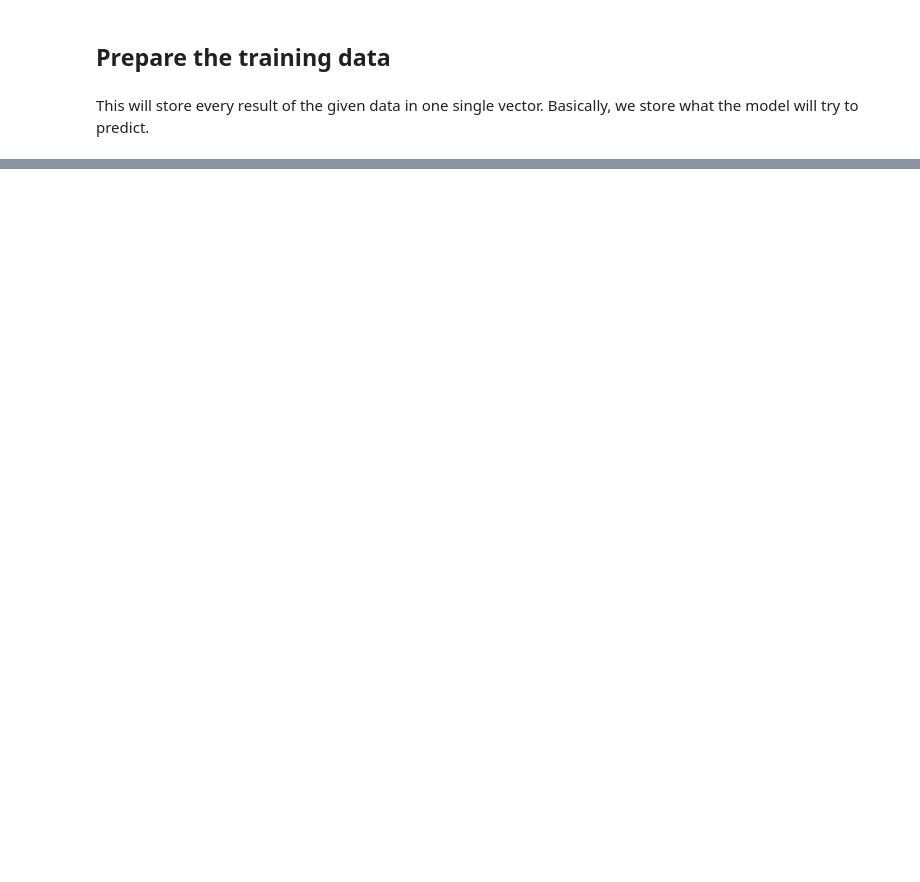
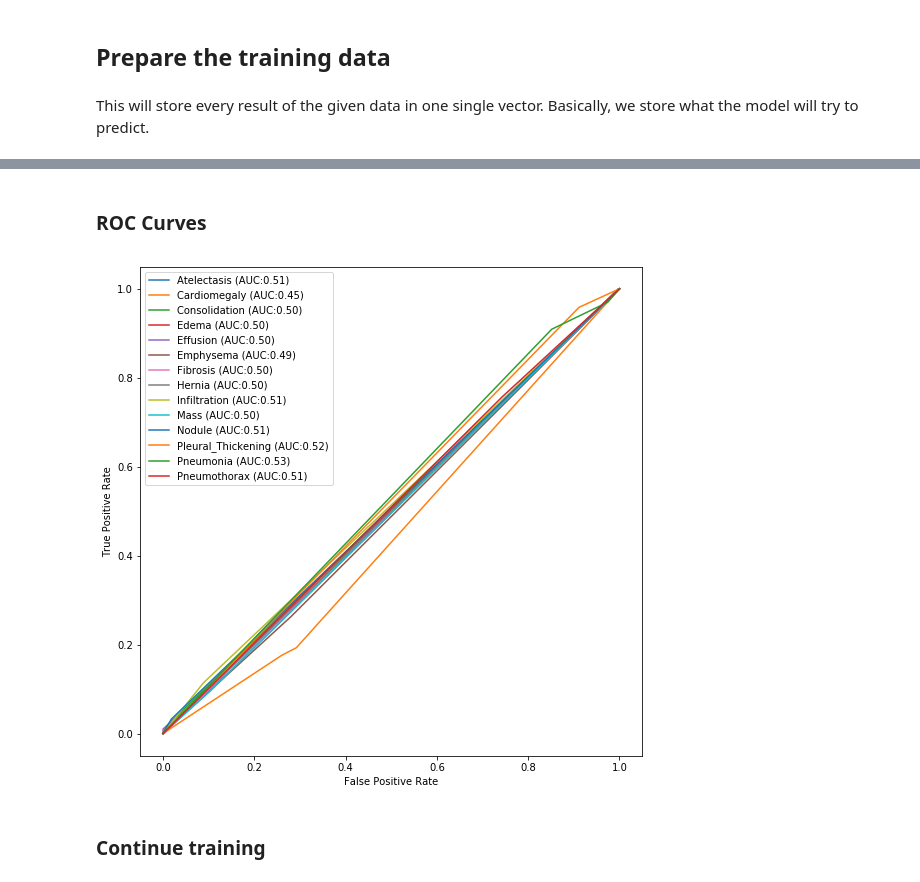
Before and after one commit to FlorianWoelki/lungcure, a Jupyter notebook: cnn_all_notebook.ipynb, the cells around one changed output, grey strips where cells are left out. Saved outputs shown, nothing was run; the diff lists cells and outputs as text; code cells hidden in the pictures; blank space fills up the shorter version.

Commit message:
added trainable model

```diff
--- a/cnn_all_notebook.ipynb
+++ b/cnn_all_notebook.ipynb
@@ -95,0 +158,9 @@ train 89696 validation 22424
+# %%
+from sklearn.model_selection import train_test_split
+X_train, X_test, Y_train, Y_test = train_test_split(
+    X,
+    Y,
+    test_size=0.25,
+    random_state=2018
+)
+print('train', X_train.shape[0], 'val', X_test.shape[0])
@@ -95,0 +244,11 @@ train 89696 validation 22424
+# %%
+early_stops = EarlyStopping(patience=3, monitor='val_acc')
+
+model.fit(
+    x=X_train,
+    y=Y_train,
+    batch_size=100,
+    epochs=5,
+    validation_split=0.3,
+    callbacks=[early_stops]
+)
@@ -95,0 +268,3 @@ train 89696 validation 22424
+# %%
+for c_label, s_count in zip(y, 100*np.mean(Y_test, 0)):
+    print('%s: %2.2f%%' % (c_label, s_count))
@@ -95,0 +286,2 @@ train 89696 validation 22424
+# %%
+pred_Y = model.predict(X_test, batch_size=32, verbose=True)
@@ -95,0 +290,18 @@ train 89696 validation 22424
+# %% [markdown]
+### ROC Curves
+# %%
+from sklearn.metrics import roc_curve, auc
+
+fig, c_ax = plt.subplots(1, 1, figsize = (9, 9))
+
+for (idx, c_label) in enumerate(y):
+    fpr, tpr, thresholds = roc_curve(Y_test[:, idx].astype(int), pred_Y[:, idx])
+    c_ax.plot(fpr, tpr, label = '%s (AUC:%0.2f)'  % (c_label, auc(fpr, tpr)))
+c_ax.legend()
+c_ax.set_xlabel('False Positive Rate')
+c_ax.set_ylabel('True Positive Rate')
+fig.savefig('barely_trained_net.png')
+# %% [output]
+[figure, added]
+# %% [markdown]
+### Continue training
```
Also changed, not shown: parts of 26 cells of this notebook.
